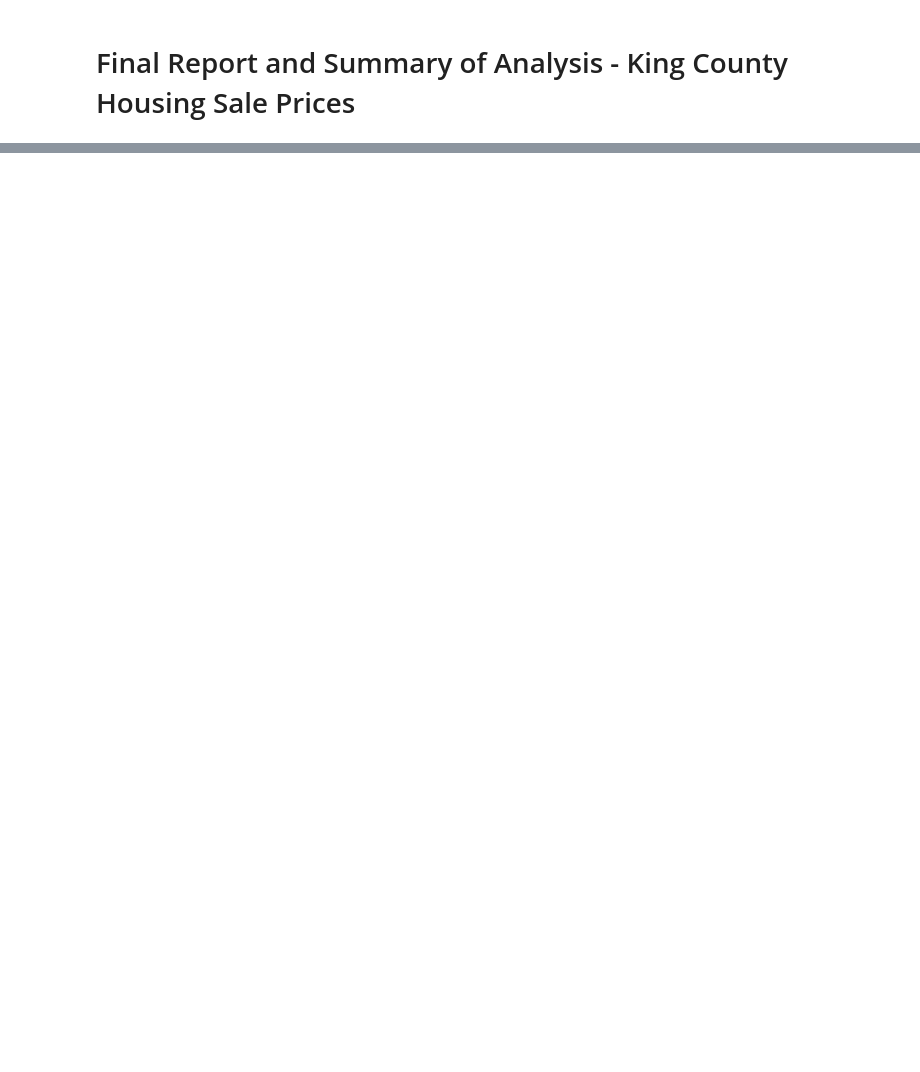
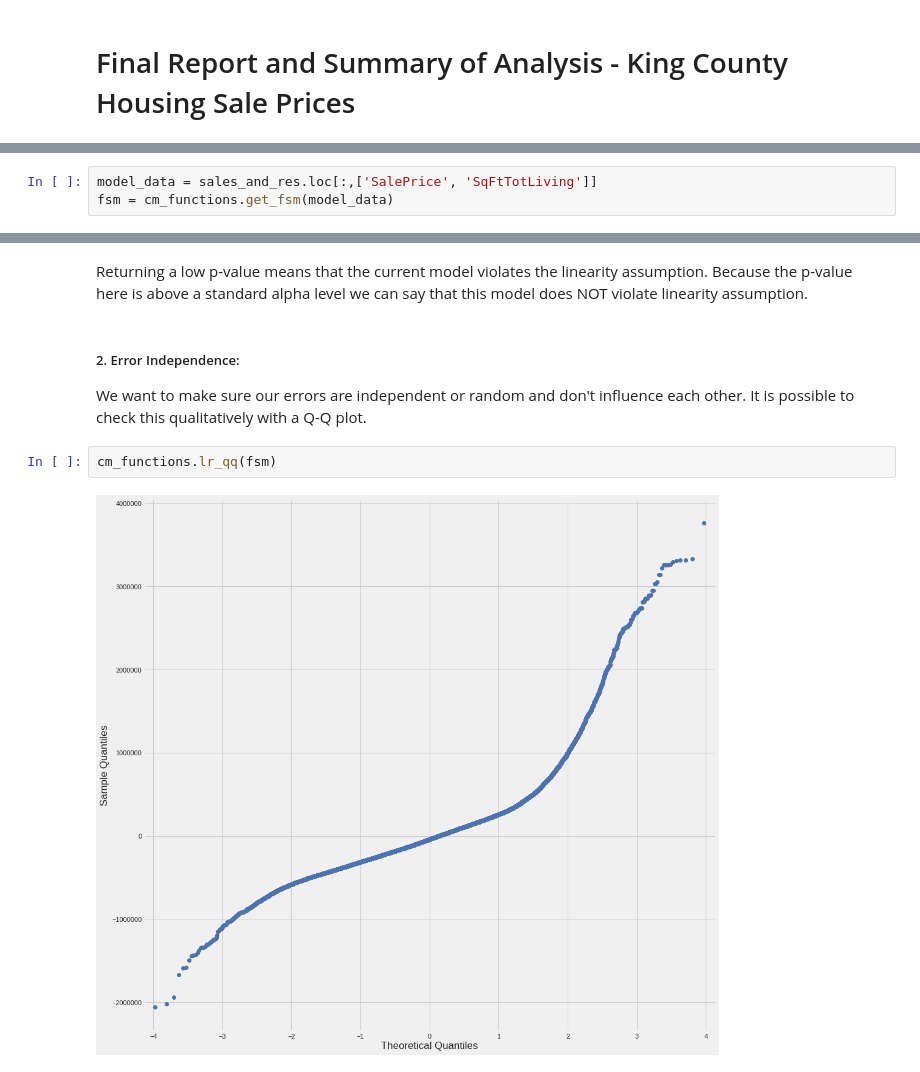
Before and after one commit to chum46/housing_sales_king_county, a Jupyter notebook: notebooks/report/00_final_report_and_summary.ipynb, the cells around one changed output, grey strips where cells are left out. Saved outputs shown, nothing was run; the diff lists cells and outputs as text; blank space fills up the shorter version.

```diff
--- a/notebooks/report/00_final_report_and_summary.ipynb
+++ b/notebooks/report/00_final_report_and_summary.ipynb
@@ -158,0 +152,3 @@ plt.show()
+# %%
+model_data = sales_and_res.loc[:,['SalePrice', 'SqFtTotLiving']]
+fsm = cm_functions.get_fsm(model_data)
@@ -158,0 +233,9 @@ plt.show()
+# %% [markdown]
+Returning a low p-value means that the current model violates the linearity assumption. Because the p-value here is above a standard alpha level we can say that this model does NOT violate linearity assumption.
+# %% [markdown]
+##### 2. Error Independence:
+We want to make sure our errors are independent or random and don't influence each other. It is possible to check this qualitatively with a Q-Q plot.
+# %%
+cm_functions.lr_qq(fsm)
+# %% [output]
+[figure, added]
```
Also changed, not shown: parts of 93 cells of this notebook, 24 other files.
